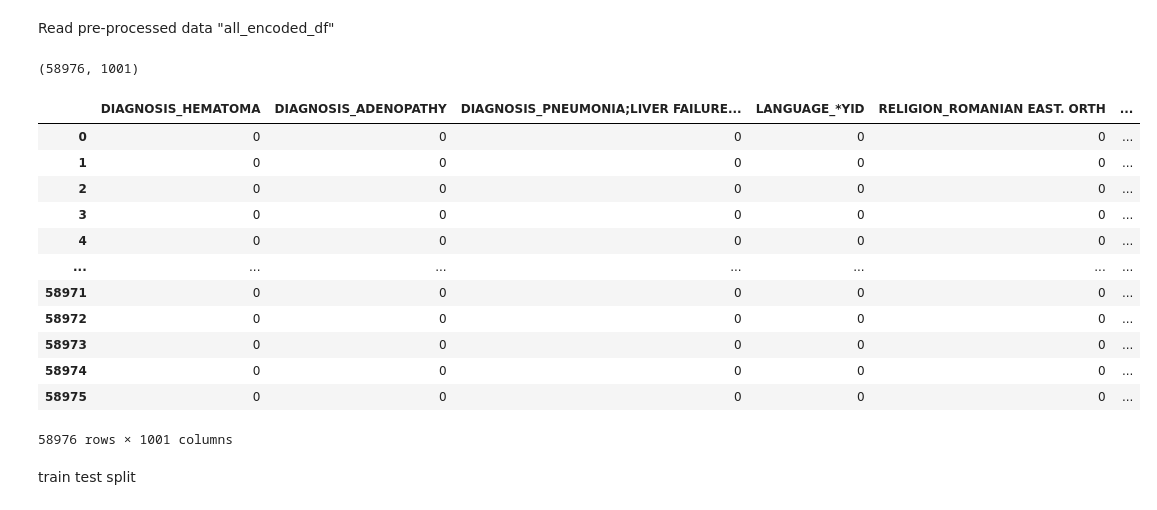
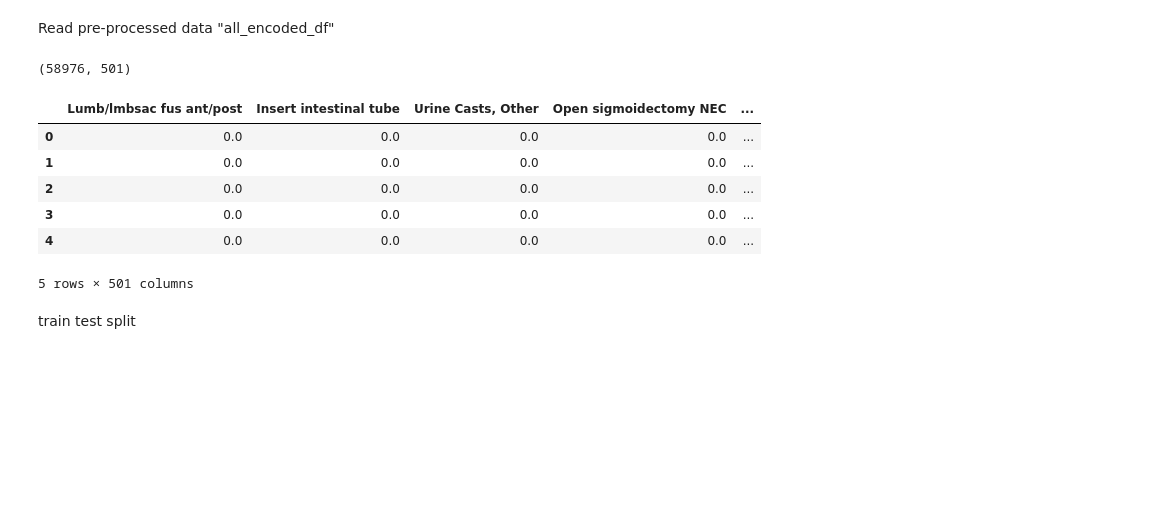
Before and after one commit to jiaminho/RPH-HAC-Prediction, a Jupyter notebook: HAC_Model.ipynb, the cells around one changed output. Cells and saved outputs as stored; diff of their text form; code cells hidden in the pictures; blank space fills up the shorter version.

```diff
--- a/HAC_Model.ipynb
+++ b/HAC_Model.ipynb
@@ -39,27 +34,41 @@ pd.set_option('display.max_columns', None)  # None ensures all columns are shown
 warnings.simplefilter(action='ignore', category=FutureWarning)
 # %% [markdown]
 Read pre-processed data "all_encoded_df"
-# %%
-selected_features_df = pd.read_csv(path_prefix + 'data/selected_features_df.csv')
-selected_features_df.shape
-# %% [output]
-(58976, 1001)
+# %%
+!pip install -U -q PyDrive
+from pydrive.auth import GoogleAuth
+from pydrive.drive import GoogleDrive
+from google.colab import auth
+from oauth2client.client import GoogleCredentials
+import pandas as pd
+
+# Authenticate and create the PyDrive client
+auth.authenticate_user()
+gauth = GoogleAuth()
+gauth.credentials = GoogleCredentials.get_application_default()
+drive = GoogleDrive(gauth)
+
+# Download the file
+file_id = '1-9Tp6ZMZG9zKieBTO_Sd6W-HdzXPy5OL'
+file_name = 'selected_features_500.csv'
+downloaded = drive.CreateFile({'id': file_id})
+downloaded.GetContentFile(file_name)
+
+# Read into DataFrame
+selected_features_df = pd.read_csv(file_name)
+selected_features_df.shape
+# %% [output]
+(58976, 501)
 # %%
-selected_features_df
+selected_features_df.head()
 # %% [output]
-|  | DIAGNOSIS_HEMATOMA | DIAGNOSIS_ADENOPATHY | DIAGNOSIS_PNEUMONIA;LIVER FAILURE... | LANGUAGE_*YID | RELIGION_ROMANIAN EAST. ORTH | ... |
-| 0 | 0 | 0 | 0 | 0 | 0 | ... |
-| 1 | 0 | 0 | 0 | 0 | 0 | ... |
-| 2 | 0 | 0 | 0 | 0 | 0 | ... |
-| 3 | 0 | 0 | 0 | 0 | 0 | ... |
-| 4 | 0 | 0 | 0 | 0 | 0 | ... |
-| ... | ... | ... | ... | ... | ... | ... |
-| 58971 | 0 | 0 | 0 | 0 | 0 | ... |
-| 58972 | 0 | 0 | 0 | 0 | 0 | ... |
-| 58973 | 0 | 0 | 0 | 0 | 0 | ... |
-| 58974 | 0 | 0 | 0 | 0 | 0 | ... |
-| 58975 | 0 | 0 | 0 | 0 | 0 | ... |
+|  | Lumb/lmbsac fus ant/post | Insert intestinal tube | Urine Casts, Other | Open sigmoidectomy NEC | ... |
+| 0 | 0.0 | 0.0 | 0.0 | 0.0 | ... |
+| 1 | 0.0 | 0.0 | 0.0 | 0.0 | ... |
+| 2 | 0.0 | 0.0 | 0.0 | 0.0 | ... |
+| 3 | 0.0 | 0.0 | 0.0 | 0.0 | ... |
+| 4 | 0.0 | 0.0 | 0.0 | 0.0 | ... |
-58976 rows × 1001 columns
+5 rows × 501 columns
 # %%
 selected_features_df['uti'] = selected_features_df['uti'].replace({True: 1, False: 0})
 # %% [markdown]
```
Also changed, not shown: parts of 52 cells of this notebook.
